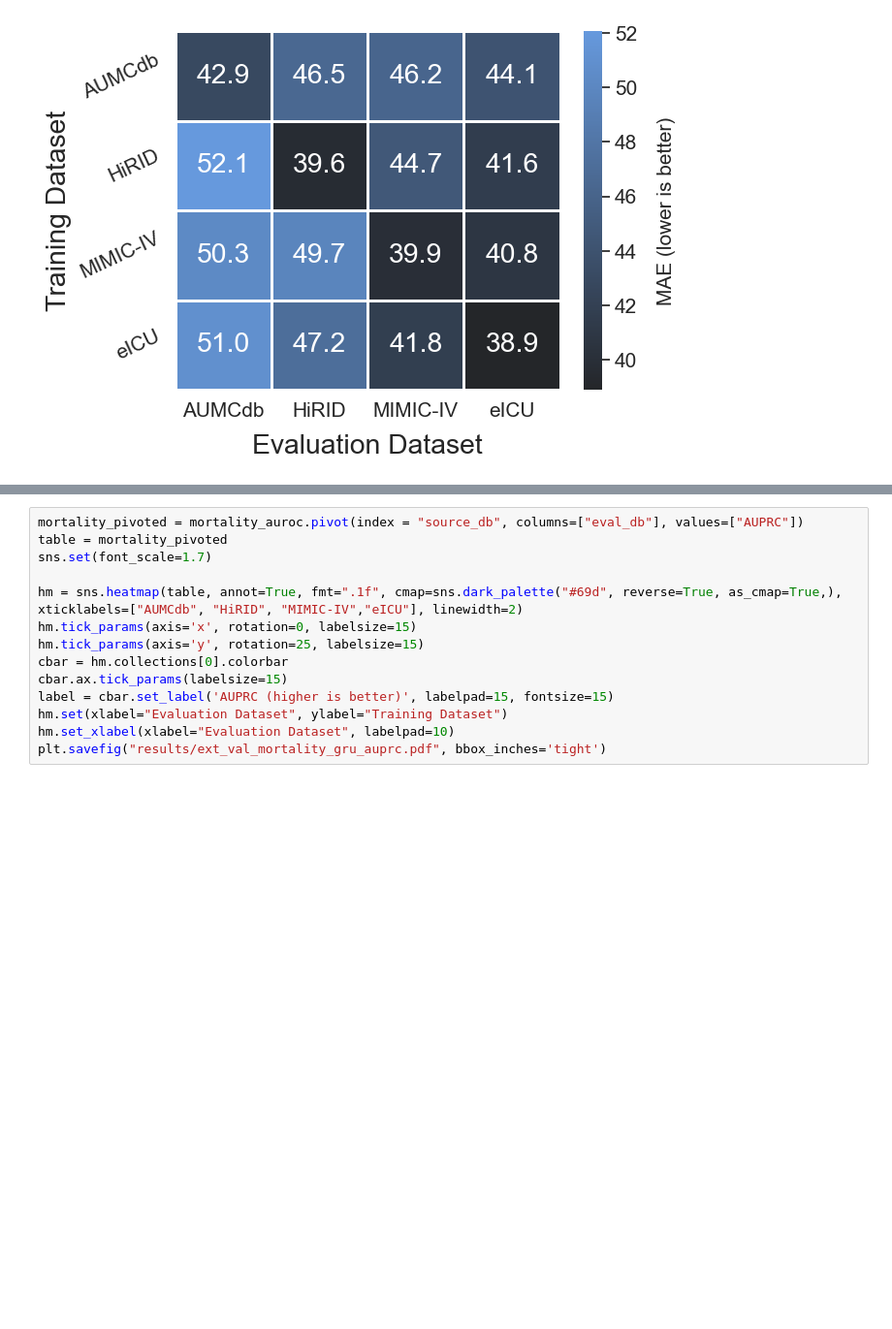
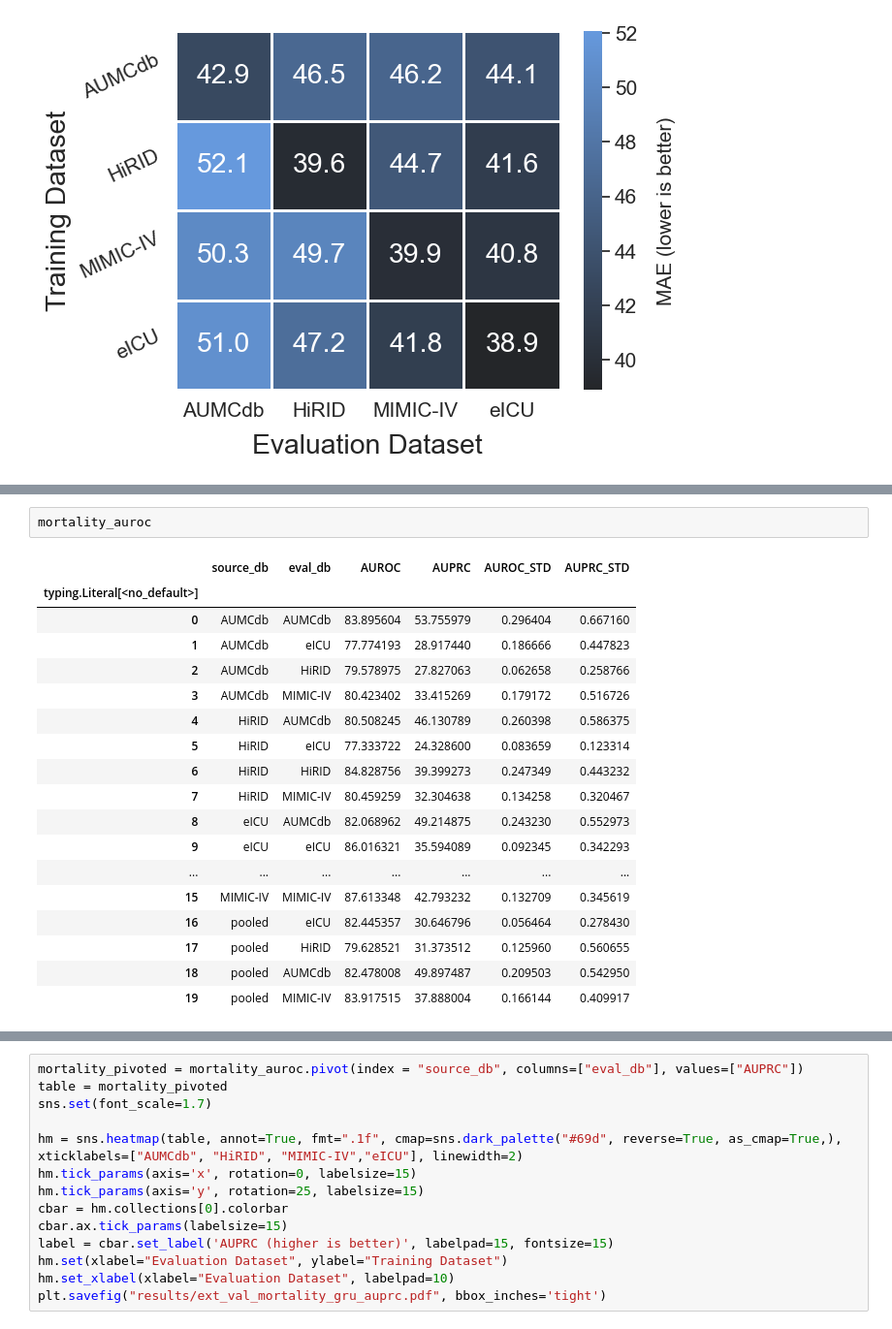
Before and after one commit to rvandewater/YAIB, a Jupyter notebook: paper_graphs.ipynb, the cells around one changed output, grey strips where cells are left out. Shown at 97% size. Cells and saved outputs as stored; diff of their text form; blank space fills up the shorter version.

```diff
--- a/paper_graphs.ipynb
+++ b/paper_graphs.ipynb
@@ -26,0 +85,21 @@ plt.savefig("results/ext_val_los_transformer_mae.pdf", bbox_inches='tight')
+# %%
+mortality_auroc
+# %% [output]
+|  | source_db | eval_db | AUROC | AUPRC | AUROC_STD | AUPRC_STD |
+| typing.Literal[<no_default>] |  |  |  |  |  |  |
+| 0 | AUMCdb | AUMCdb | 83.895604 | 53.755979 | 0.296404 | 0.667160 |
+| 1 | AUMCdb | eICU | 77.774193 | 28.917440 | 0.186666 | 0.447823 |
+| 2 | AUMCdb | HiRID | 79.578975 | 27.827063 | 0.062658 | 0.258766 |
+| 3 | AUMCdb | MIMIC-IV | 80.423402 | 33.415269 | 0.179172 | 0.516726 |
+| 4 | HiRID | AUMCdb | 80.508245 | 46.130789 | 0.260398 | 0.586375 |
+| 5 | HiRID | eICU | 77.333722 | 24.328600 | 0.083659 | 0.123314 |
+| 6 | HiRID | HiRID | 84.828756 | 39.399273 | 0.247349 | 0.443232 |
+| 7 | HiRID | MIMIC-IV | 80.459259 | 32.304638 | 0.134258 | 0.320467 |
+| 8 | eICU | AUMCdb | 82.068962 | 49.214875 | 0.243230 | 0.552973 |
+| 9 | eICU | eICU | 86.016321 | 35.594089 | 0.092345 | 0.342293 |
+| ... | ... | ... | ... | ... | ... | ... |
+| 15 | MIMIC-IV | MIMIC-IV | 87.613348 | 42.793232 | 0.132709 | 0.345619 |
+| 16 | pooled | eICU | 82.445357 | 30.646796 | 0.056464 | 0.278430 |
+| 17 | pooled | HiRID | 79.628521 | 31.373512 | 0.125960 | 0.560655 |
+| 18 | pooled | AUMCdb | 82.478008 | 49.897487 | 0.209503 | 0.542950 |
+| 19 | pooled | MIMIC-IV | 83.917515 | 37.888004 | 0.166144 | 0.409917 |
```
Also changed, not shown: parts of 6 cells of this notebook.
